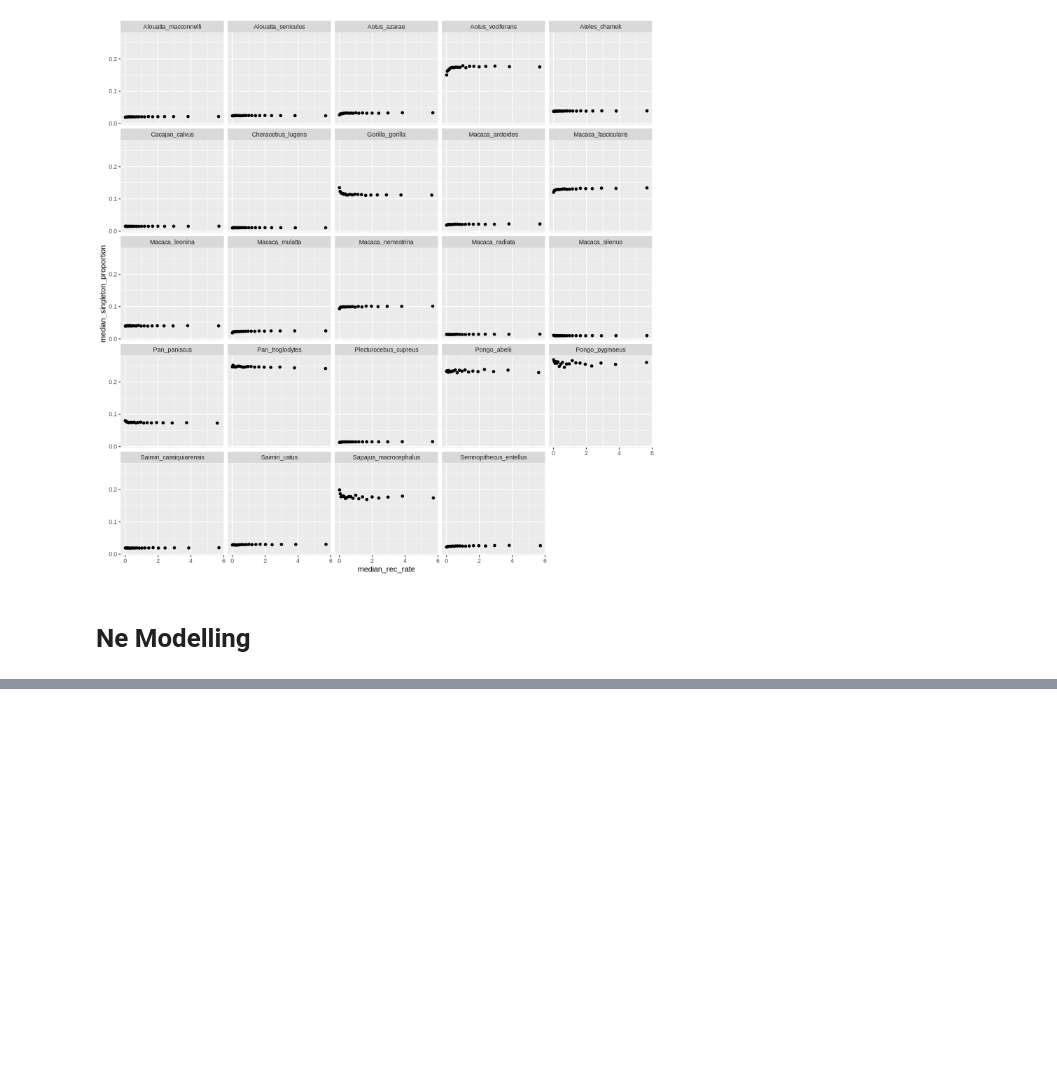
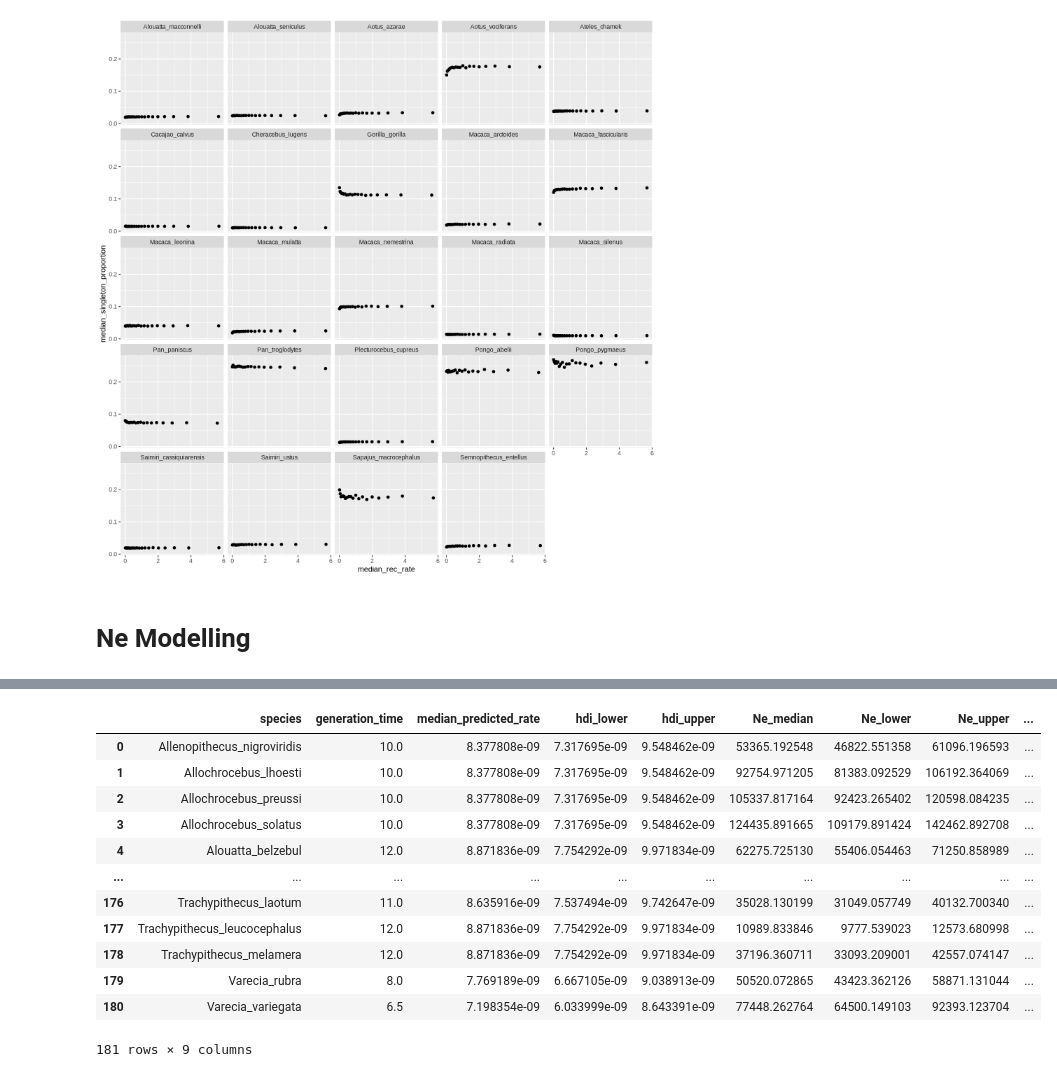
Before and after one commit to Bjarke-M/DiversitynRecombinationv2, a Jupyter notebook: notebooks/analysis_and_models.ipynb, the cells around one changed output, grey strips where cells are left out. Saved outputs shown, nothing was run; the diff lists cells and outputs as text; code cells hidden in the pictures; blank space fills up the shorter version.

```diff
--- a/notebooks/analysis_and_models.ipynb
+++ b/notebooks/analysis_and_models.ipynb
@@ -247,0 +339,12 @@ df_comp_loo.to_csv('../results/model/comparison.csv')
+# %%
+# Predicting Ne
+generation_times = pd.read_csv('../data/Kuderna_et_al_2023.csv', usecols=['SPECIES_BINOMIAL', 'GENERATION_LENGTH'])
+highest_pi = pd.read_csv('../results/stats/diversity_in_highest_recombination_bin.csv')
+parameters_mu_model = pd.read_csv('../results/Ne_modelling/halfnormal_parameters.csv', sep = ',')
+# Merge with highest_pi and rename column to match
+generation_times = generation_times.merge(
+    highest_pi,
+    left_on='SPECIES_BINOMIAL',
+    right_on='species',
+    how='inner'
+).drop('SPECIES_BINOMIAL', axis=1)
@@ -247,0 +385,38 @@ df_comp_loo.to_csv('../results/model/comparison.csv')
+# %%
+# Calculate Ne using the relationship Ne = pi/(4*mu)
+results_df['Ne_median'] = results_df.merge(
+    generation_times[['species', 'median_diversity']],
+    on='species'
+)['median_diversity'] / (4 * results_df['median_predicted_rate'])
+
+# Calculate Ne lower bound (using upper mutation rate bound)
+results_df['Ne_lower'] = results_df.merge(
+    generation_times[['species', 'median_diversity']],
+    on='species'
+)['median_diversity'] / (4 * results_df['hdi_upper'])
+
+# Calculate Ne upper bound (using lower mutation rate bound)
+results_df['Ne_upper'] = results_df.merge(
+    generation_times[['species', 'median_diversity']],
+    on='species'
+)['median_diversity'] / (4 * results_df['hdi_lower'])
+# %%
+results_df = results_df.merge(
+    generation_times[['species', 'median_diversity']],
+    on='species',
+    how='left')
+results_df
+# %% [output]
+|  | species | generation_time | median_predicted_rate | hdi_lower | hdi_upper | Ne_median | Ne_lower | Ne_upper | ... |
+| 0 | Allenopithecus_nigroviridis | 10.0 | 8.377808e-09 | 7.317695e-09 | 9.548462e-09 | 53365.192548 | 46822.551358 | 61096.196593 | ... |
+| 1 | Allochrocebus_lhoesti | 10.0 | 8.377808e-09 | 7.317695e-09 | 9.548462e-09 | 92754.971205 | 81383.092529 | 106192.364069 | ... |
+| 2 | Allochrocebus_preussi | 10.0 | 8.377808e-09 | 7.317695e-09 | 9.548462e-09 | 105337.817164 | 92423.265402 | 120598.084235 | ... |
+| 3 | Allochrocebus_solatus | 10.0 | 8.377808e-09 | 7.317695e-09 | 9.548462e-09 | 124435.891665 | 109179.891424 | 142462.892708 | ... |
+| 4 | Alouatta_belzebul | 12.0 | 8.871836e-09 | 7.754292e-09 | 9.971834e-09 | 62275.725130 | 55406.054463 | 71250.858989 | ... |
+| ... | ... | ... | ... | ... | ... | ... | ... | ... | ... |
+| 176 | Trachypithecus_laotum | 11.0 | 8.635916e-09 | 7.537494e-09 | 9.742647e-09 | 35028.130199 | 31049.057749 | 40132.700340 | ... |
+| 177 | Trachypithecus_leucocephalus | 12.0 | 8.871836e-09 | 7.754292e-09 | 9.971834e-09 | 10989.833846 | 9777.539023 | 12573.680998 | ... |
+| 178 | Trachypithecus_melamera | 12.0 | 8.871836e-09 | 7.754292e-09 | 9.971834e-09 | 37196.360711 | 33093.209001 | 42557.074147 | ... |
+| 179 | Varecia_rubra | 8.0 | 7.769189e-09 | 6.667105e-09 | 9.038913e-09 | 50520.072865 | 43423.362126 | 58871.131044 | ... |
+| 180 | Varecia_variegata | 6.5 | 7.198354e-09 | 6.033999e-09 | 8.643391e-09 | 77448.262764 | 64500.149103 | 92393.123704 | ... |
+181 rows × 9 columns
```
Also changed, not shown: parts of 14 cells of this notebook.
